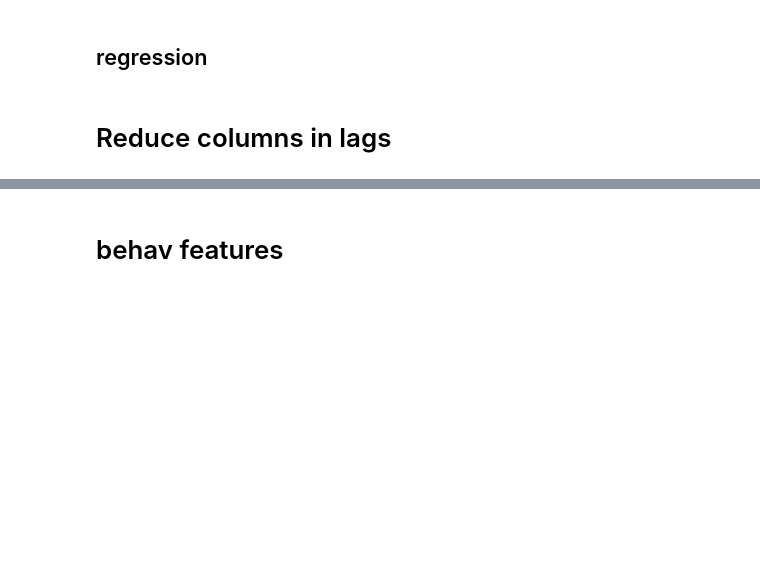
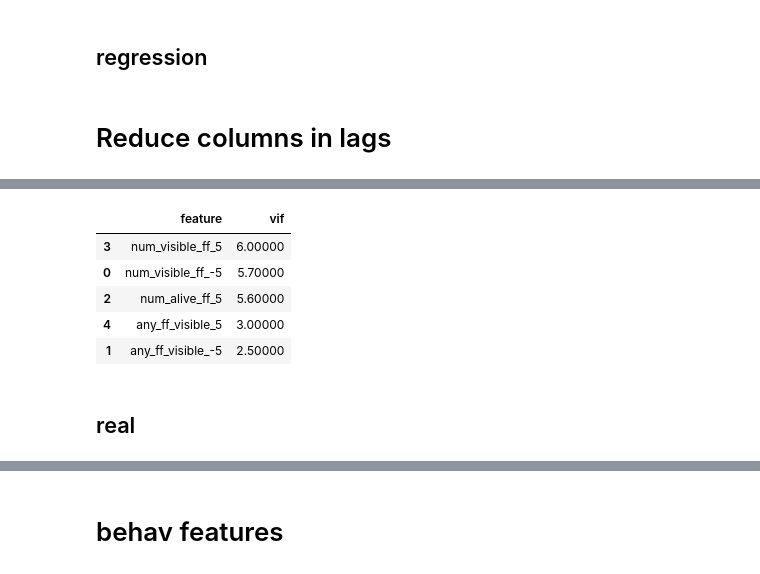
Before and after one commit to CiciDu/multiff_analysis, a Jupyter notebook: notebooks/neural_data_analysis/decoding_current_targets.ipynb, the cells around one changed output, grey strips where cells are left out. Cells and saved outputs as stored; diff of their text form; code cells hidden in the pictures; blank space fills up the shorter version.

```diff
--- a/notebooks/neural_data_analysis/decoding_current_targets.ipynb
+++ b/notebooks/neural_data_analysis/decoding_current_targets.ipynb
@@ -212,0 +283,7 @@ plt.ylabel("Trials with data")
+# %%
+subset_key_words, all_column_subsets = dec.get_subset_key_words_and_all_column_subsets_for_vif(
+            dec.y_var_lags_reduced)
+# %%
+vif_df_dict = {}
+for i, column_subset in enumerate(all_column_subsets):
+    vif_df_dict[subset_key_words[i]] = drop_high_vif_vars.get_vif_df(df[column_subset])
@@ -213,3 +333,15 @@ plt.ylabel("Trials with data")
+# %%
+vif = vif_df_dict['num_or_any_or_rate']
+vif
+# %% [output]
+|  | feature | vif |
+| 3 | num_visible_ff_5 | 6.00000 |
+| 0 | num_visible_ff_-5 | 5.70000 |
+| 2 | num_alive_ff_5 | 5.60000 |
+| 4 | any_ff_visible_5 | 3.00000 |
+| 1 | any_ff_visible_-5 | 2.50000 |
+# %% [markdown]
+## real
 # %%
 # dec.reduce_x_var_lags()  # currently not needed bc of the low correlations between neural clusters
 dec.reduce_y_var_lags(filter_vif_by_subsets=True)
```
Also changed, not shown: parts of 22 cells of this notebook, 11 other files.
